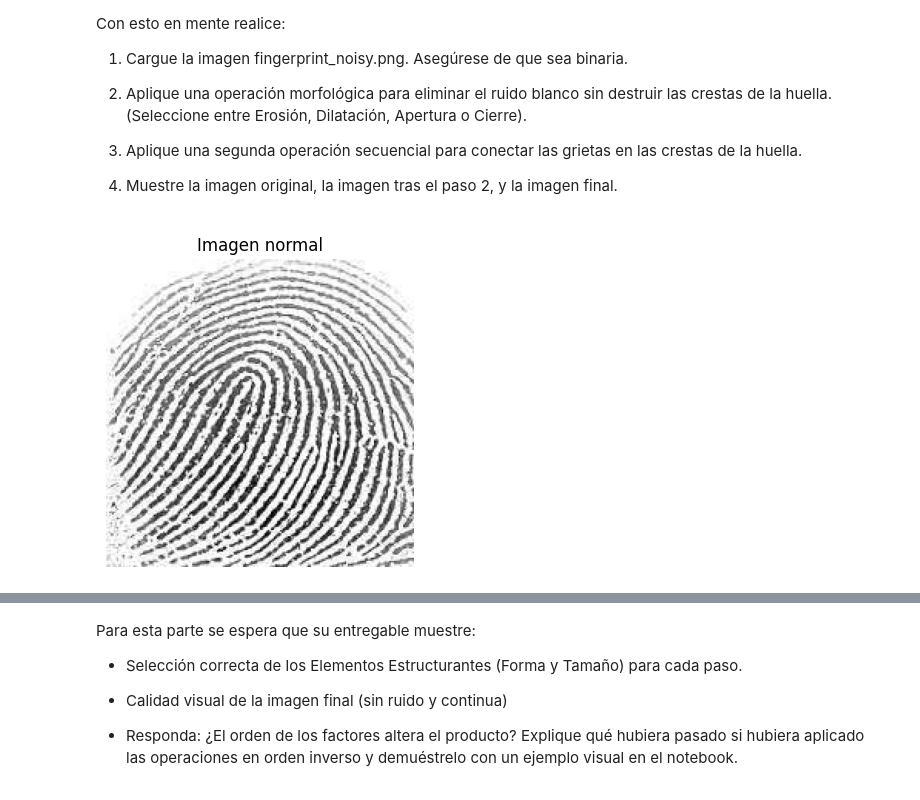
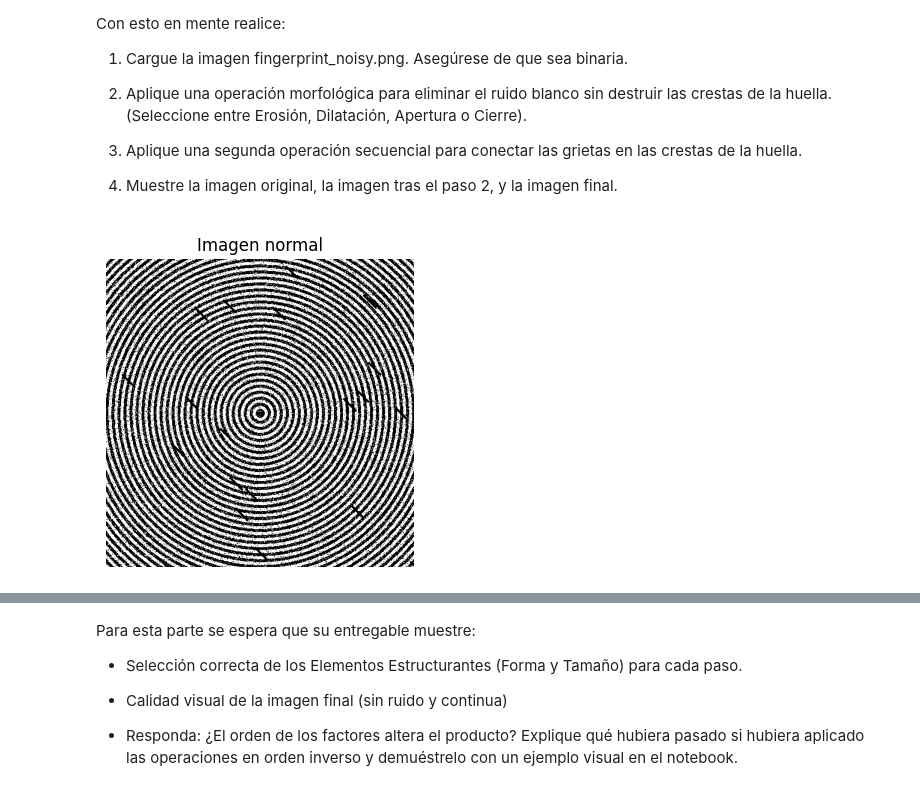
Before and after one commit to SergioAle210/Computer-Vision-LAB2, a Jupyter notebook: task2.ipynb, the cells around one changed output, grey strips where cells are left out. Cells and saved outputs as stored; diff of their text form; code cells hidden in the pictures.

```diff
--- a/task2.ipynb
+++ b/task2.ipynb
@@ -79,15 +100,15 @@ def aplicar_erosion(imagen, kernel):
 # %%
 # parte 1
 # primero la carga de la imagen normal
 try:
-    img = cv2.imread('./imgs/task2_img_example.jpg', cv2.IMREAD_GRAYSCALE)
+    img = cv2.imread('./imgs/fingerprint_noisy.png', cv2.IMREAD_GRAYSCALE)
     if img is None: raise FileNotFoundError
 except:
     print("no se encontro la imagen")
 
 show_img(img)
 # %% [output]
-[figure, old version]
+[figure, new version]
 # %%
 # ahora para poder quitar el ruido blanco, se hace
 # la operacion de apertura. Pero como se solicita
```
Also changed, not shown: parts of 12 cells of this notebook, 3 other files.
